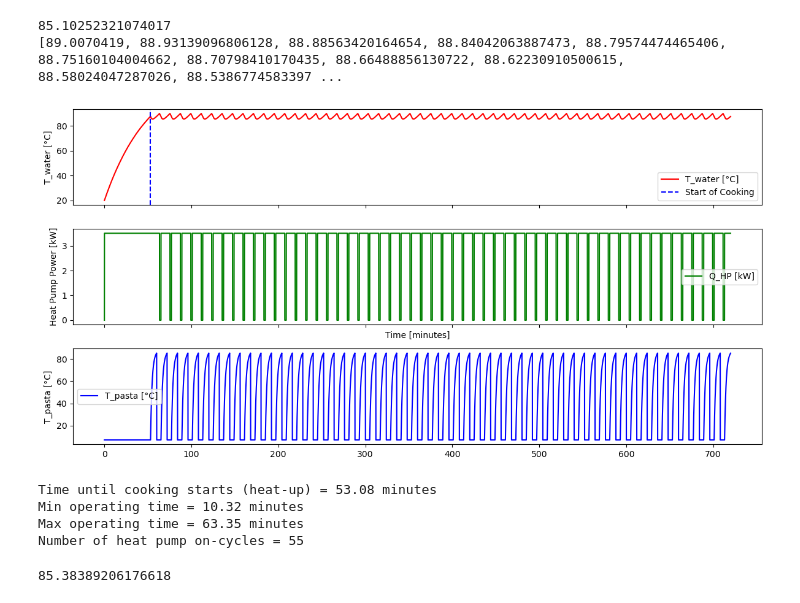
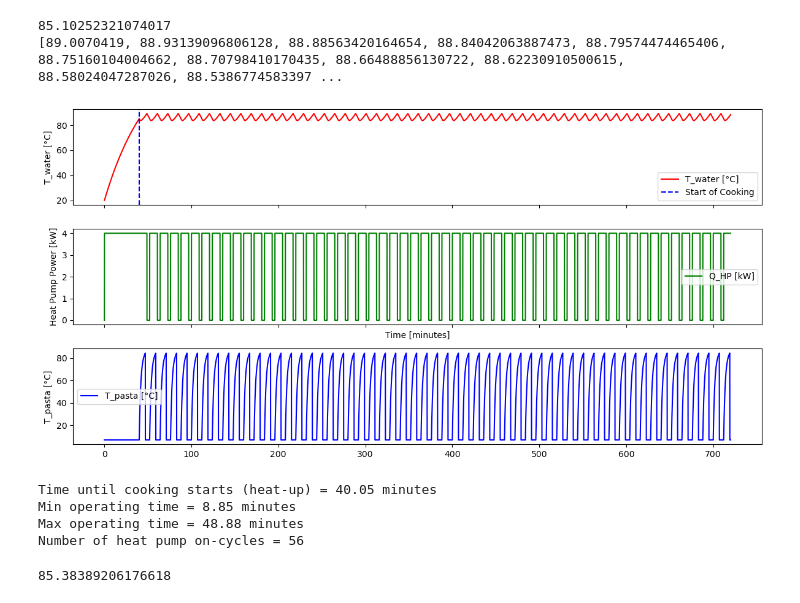
Before and after one commit to ahaeseli/SHC_project, a Jupyter notebook: control_strategy.ipynb, the cells around one changed output. Saved outputs shown, nothing was run; the diff lists cells and outputs as text; code cells hidden in the pictures.

```diff
--- a/control_strategy.ipynb
+++ b/control_strategy.ipynb
@@ -375,12 +375,12 @@ R_env = 30 / 1000    # K/W
 R_pasta = 15 / 1000  # K/W
 c_l = 4.18 * 1000    # J/kg·K water
 c_pasta = 3.5 * 1000 # J/kg·K pasta
-Q_hp_W = 3500  # W
+Q_hp_W = 4000 # W
 
 T_env = 20           # °C
 T_pasta_0 = 7        # °C
-T_WP_on = 87.78         # °C
-T_WP_off = 90.038    # °C
+T_WP_on = 85.115         # °C
+T_WP_off = 89.242    # °C
 rho_water = 997.     # kg/m3
 
 # --- Dimensions of the water tank ---
@@ -492,38 +492,38 @@ t, Q_WPs, T_water, T_pasta, start_index = T_store_and_pasta_with_heatup(
 # --- Plot results ---
 fig, (ax1, ax2, ax3) = plt.subplots(3, sharex=True, figsize=(12, 6))
 ax1.plot(t / 60, T_water, 'r-', label='T_water [°C]')
 if start_index:
     ax1.axvline(t[start_index] / 60, color='blue', linestyle='--', label='Start of Cooking')
 ax1.set_ylabel('T_water [°C]')
 ax1.legend()
 ax2.plot(t / 60, Q_WPs / 1000, 'g-', label='Q_HP [kW]')
 ax2.set_xlabel('Time [minutes]')
 ax2.set_ylabel('Heat Pump Power [kW]')
 ax3.plot(t / 60, T_pasta, 'b-', label='T_pasta [°C]')
 ax3.set_ylabel('T_pasta [°C]')
 ax3.legend()
 ax2.legend()
 plt.tight_layout()
 plt.show()
 
 # --- Compute and show summary ---
 min_op = round(min(op_times) / 60., 2) if op_times else 0
 max_op = round(max(op_times) / 60., 2) if op_times else 0
 num_cycles = len(op_times)
 heatup_time_min = round(t[start_index] / 60, 2) if start_index else "N/A"
 
 print("Time until cooking starts (heat-up) =", heatup_time_min, "minutes")
 print("Min operating time =", min_op, "minutes")
 print("Max operating time =", max_op, "minutes")
 print("Number of heat pump on-cycles =", num_cycles)
 
 ### rewrite so that COP is plotted over time with the empirical formula and an assumed formula for the inner cop
 # %% [output]
-[figure, old version]
+[figure, new version]
-Time until cooking starts (heat-up) = 53.08 minutes
-Min operating time = 10.32 minutes
-Max operating time = 63.35 minutes
-Number of heat pump on-cycles = 55
+Time until cooking starts (heat-up) = 40.05 minutes
+Min operating time = 8.85 minutes
+Max operating time = 48.88 minutes
+Number of heat pump on-cycles = 56
 # %%
 print(max(list(T_pasta)))
 # %% [output]
```
